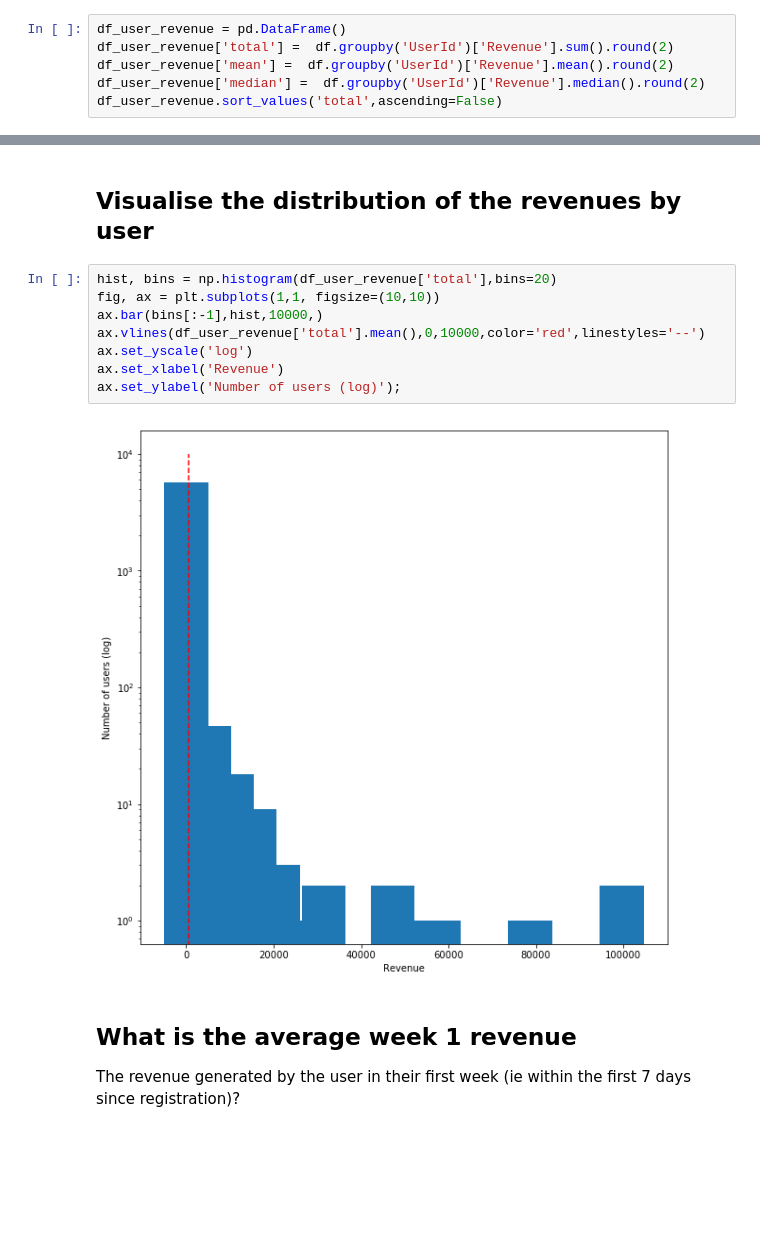
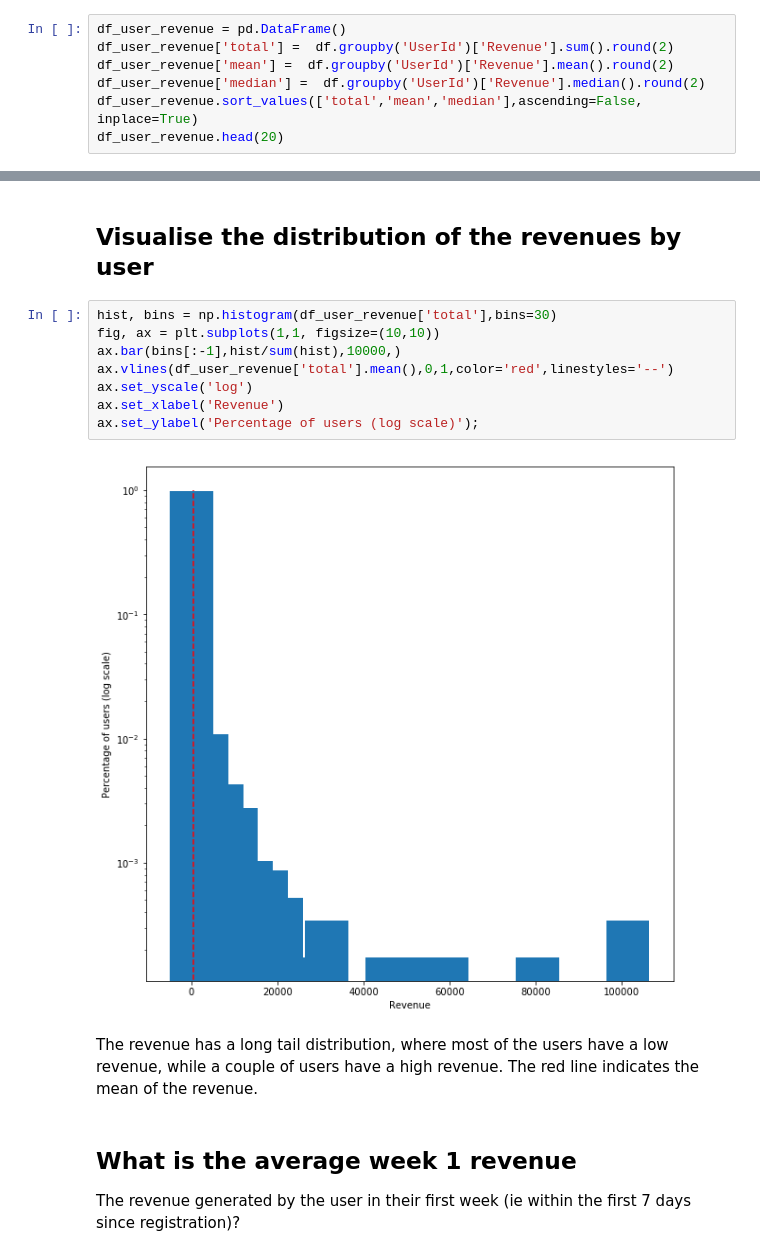
Before and after one commit to nateraluis/systemiq-test, a Jupyter notebook: notebooks/01-LN-Data_exploration.ipynb, the cells around one changed output, grey strips where cells are left out. Drawn from its saved outputs; the diff is of its cells as text; blank space fills up the shorter version.

```diff
--- a/notebooks/01-LN-Data_exploration.ipynb
+++ b/notebooks/01-LN-Data_exploration.ipynb
@@ -94,7 +94,8 @@ df_user_revenue = pd.DataFrame()
 df_user_revenue['total'] =  df.groupby('UserId')['Revenue'].sum().round(2)
 df_user_revenue['mean'] =  df.groupby('UserId')['Revenue'].mean().round(2)
 df_user_revenue['median'] =  df.groupby('UserId')['Revenue'].median().round(2)
-df_user_revenue.sort_values('total',ascending=False)
+df_user_revenue.sort_values(['total','mean','median'],ascending=False, inplace=True)
+df_user_revenue.head(20)
 # %% [output]
 |  | total | mean | median |
 | UserId |  |  |  |
@@ -113,15 +134,17 @@ df_user_revenue.sort_values('total',ascending=False)
 # %% [markdown]
 ## Visualise the distribution of the revenues by user
 # %%
-hist, bins = np.histogram(df_user_revenue['total'],bins=20)
+hist, bins = np.histogram(df_user_revenue['total'],bins=30)
 fig, ax = plt.subplots(1,1, figsize=(10,10))
-ax.bar(bins[:-1],hist,10000,)
-ax.vlines(df_user_revenue['total'].mean(),0,10000,color='red',linestyles='--')
+ax.bar(bins[:-1],hist/sum(hist),10000,)
+ax.vlines(df_user_revenue['total'].mean(),0,1,color='red',linestyles='--')
 ax.set_yscale('log')
 ax.set_xlabel('Revenue')
-ax.set_ylabel('Number of users (log)');
+ax.set_ylabel('Percentage of users (log scale)');
 # %% [output]
-[figure, old version]
+[figure, new version]
+# %% [markdown]
+The revenue has a long tail distribution, where most of the users have a low revenue, while a couple of users have a high revenue. The red line indicates the mean of the revenue.
 # %% [markdown]
 ## What is the average week 1 revenue
 The revenue generated by the user in their first week (ie within the first 7 days since registration)?
```
Also changed, not shown: parts of 10 cells of this notebook, 2 other files.
